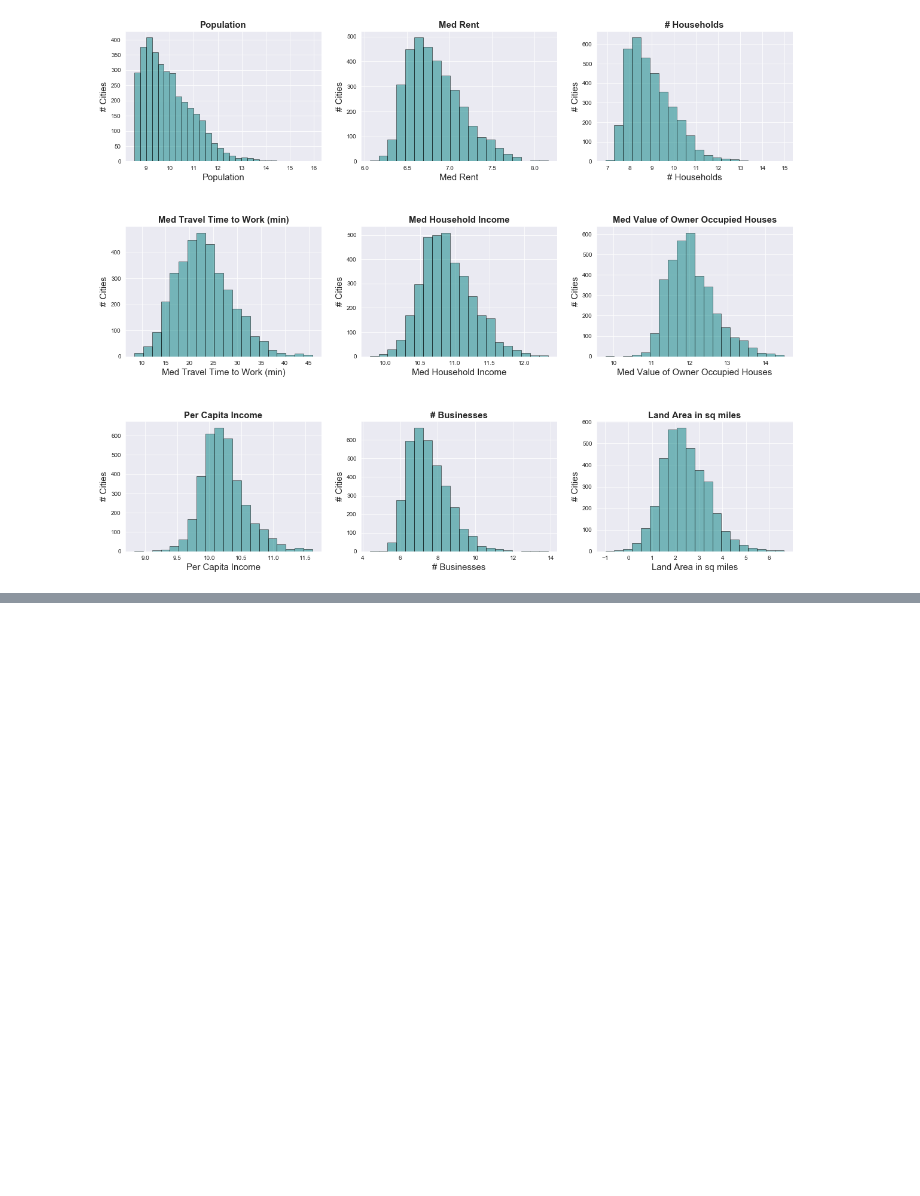
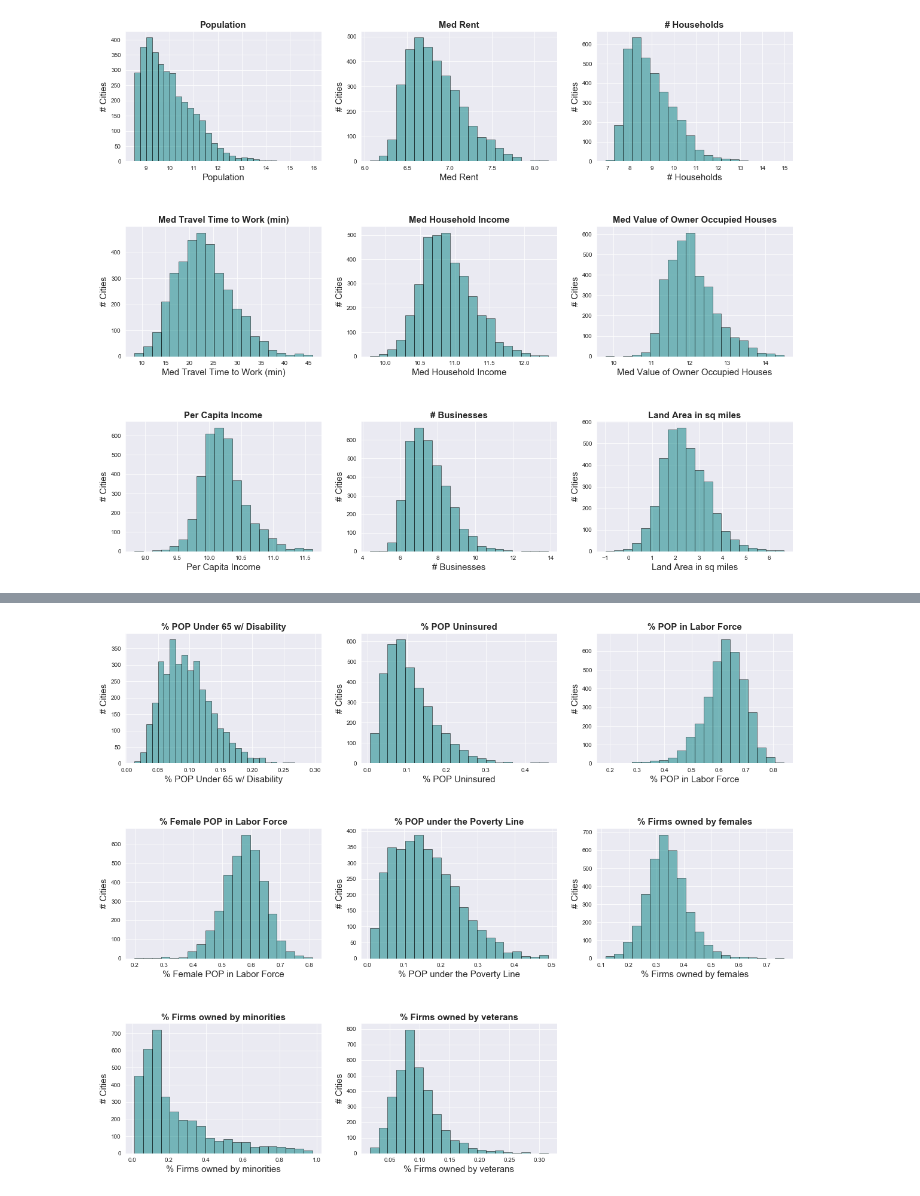
Before and after one commit to CaryMosley/PoliticalAffiliation, a Jupyter notebook: CleanAndEDA.ipynb, the cells around one changed output, grey strips where cells are left out. Cells and saved outputs as stored; diff of their text form; code cells hidden in the pictures; blank space fills up the shorter version.

```diff
--- a/CleanAndEDA.ipynb
+++ b/CleanAndEDA.ipynb
@@ -551,59 +693,57 @@ print(df[percentage].describe().transpose())
 sns.set_style('darkgrid')
 fig = plt.figure(figsize = (20,16))
 fig.subplots_adjust(hspace = .50)
 
 ax1 = fig.add_subplot(331)
-ax1.hist(df['population'], bins = 30, alpha = .50,edgecolor= 'black',color ='teal')
-ax1.set_xlabel('Population', fontsize = 15)
+ax1.hist(df['DISABILITY_UNDER_65'], bins = 30, alpha = .50,edgecolor= 'black',color ='teal')
+ax1.set_xlabel('% POP Under 65 w/ Disability', fontsize = 15)
 ax1.set_ylabel('# Cities',fontsize = 15)
-ax1.set_title('Population',fontsize = 15,fontweight='bold')
+ax1.set_title('% POP Under 65 w/ Disability',fontsize = 15,fontweight='bold')
 
 ax2 = fig.add_subplot(332)
-ax2.hist(df['avg rent'], bins = 20, alpha = .50,edgecolor= 'black',color ='teal')
-ax2.set_xlabel('Med Rent',fontsize = 15)
+ax2.hist(df['NO_INSURANCE'], bins = 20, alpha = .50,edgecolor= 'black',color ='teal')
+ax2.set_xlabel('% POP Uninsured',fontsize = 15)
 ax2.set_ylabel('# Cities',fontsize = 15)
-ax2.set_title('Med Rent',fontsize = 15,fontweight='bold')
+ax2.set_title('% POP Uninsured',fontsize = 15,fontweight='bold')
 
 ax3 = fig.add_subplot(333)
-ax3.hist(df['households'], bins = 20, alpha = .50,edgecolor= 'black',color ='teal')
-ax3.set_xlabel('# Households',fontsize = 15)
+ax3.hist(df['LABOR'], bins = 20, alpha = .50,edgecolor= 'black',color ='teal')
+ax3.set_xlabel('% POP in Labor Force',fontsize = 15)
 ax3.set_ylabel('# Cities',fontsize = 15)
-ax3.set_title('# Households',fontsize = 15,fontweight='bold')
+ax3.set_title('% POP in Labor Force',fontsize = 15,fontweight='bold')
 
 ax4 = fig.add_subplot(334)
-ax4.hist(df['avg travel time to work (min), 16+'], bins = 20, alpha = .50,edgecolor= 'black',color ='teal')
-ax4.set_xlabel('Med Travel Time to Work (min), 16+', fontsize = 15)
+ax4.hist(df['FEM_LABOR'], bins = 20, alpha = .50,edgecolor= 'black',color ='teal')
+ax4.set_xlabel('% Female POP in Labor Force', fontsize = 15)
 ax4.set_ylabel('# Cities',fontsize = 15)
-ax4.set_title('Med Travel Time to Work (min), 16+',fontsize = 15,fontweight='bold')
+ax4.set_title('% Female POP in Labor Force',fontsize = 15,fontweight='bold')
 
 ax5 = fig.add_subplot(335)
-ax5.hist(df['avg household income'], bins = 20, alpha = .50,edgecolor= 'black',color ='teal')
-ax5.set_xlabel('Med Household Income', fontsize = 15)
+ax5.hist(df['POVERTY'], bins = 20, alpha = .50,edgecolor= 'black',color ='teal')
+ax5.set_xlabel('% POP under the Poverty Line', fontsize = 15)
 ax5.set_ylabel('# Cities',fontsize = 15)
-ax5.set_title('Med Household Income',fontsize = 15,fontweight='bold')
+ax5.set_title('% POP under the Poverty Line',fontsize = 15,fontweight='bold')
 
 ax6 = fig.add_subplot(336)
-ax6.hist(df['avg value of owner occupied houses'], bins = 20, alpha = .50,edgecolor= 'black',color ='teal')
-ax6.set_xlabel('Med Value of Owner Occupied Houses',fontsize = 15)
+ax6.hist(df['FEM_FIRM'], bins = 20, alpha = .50,edgecolor= 'black',color ='teal')
+ax6.set_xlabel('% Firms owned by females',fontsize = 15)
 ax6.set_ylabel('# Cities',fontsize = 15)
-ax6.set_title('Med Value of Owner Occupied Houses',fontsize = 15,fontweight='bold')
+ax6.set_title('% Firms owned by females',fontsize = 15,fontweight='bold')
 
 ax7 = fig.add_subplot(337)
-ax7.hist(df['per capita income in last 12 months'], bins = 20, alpha = .50,edgecolor= 'black',color ='teal')
-ax7.set_xlabel('Per Capita Income',fontsize = 15)
+ax7.hist(df['MINOR_FIRM'], bins = 20, alpha = .50,edgecolor= 'black',color ='teal')
+ax7.set_xlabel('% Firms owned by minorities',fontsize = 15)
 ax7.set_ylabel('# Cities',fontsize = 15)
-ax7.set_title('Per Capita Income',fontsize = 15,fontweight='bold')
+ax7.set_title('% Firms owned by minorities',fontsize = 15,fontweight='bold')
 
 ax8 = fig.add_subplot(338)
-ax8.hist(df['businesses'], bins = 20, alpha = .50,edgecolor= 'black',color ='teal')
-ax8.set_xlabel('# Businesses', fontsize = 15)
+ax8.hist(df['VET_FIRM'], bins = 20, alpha = .50,edgecolor= 'black',color ='teal')
+ax8.set_xlabel('% Firms owned by veterans', fontsize = 15)
 ax8.set_ylabel('# Cities',fontsize = 15)
-ax8.set_title('# Businesses',fontsize = 15,fontweight='bold')
+ax8.set_title('% Firms owned by veterans',fontsize = 15,fontweight='bold')
 
-ax9 = fig.add_subplot(339)
-ax9.hist(df['land area in square miles'], bins = 20, alpha = .50,edgecolor= 'black',color ='teal')
-ax9.set_xlabel('Land Area in sq miles', fontsize = 15)
-ax9.set_ylabel('# Cities',fontsize = 15)
-ax9.set_title('Land Area in sq miles',fontsize = 15,fontweight='bold')
+
 
 plt.show()
+# %% [output]
+[figure, added]
```
Also changed, not shown: parts of 6 cells of this notebook.
